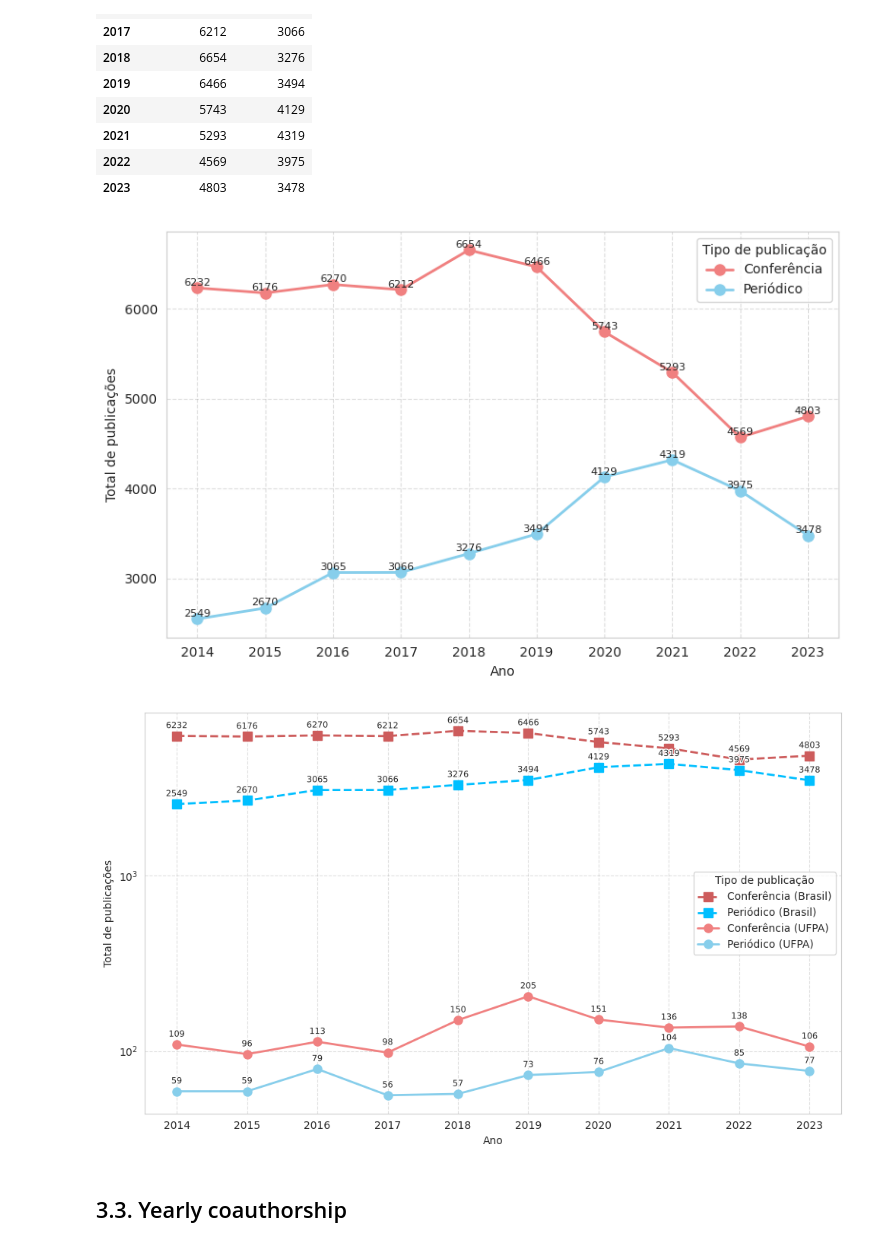
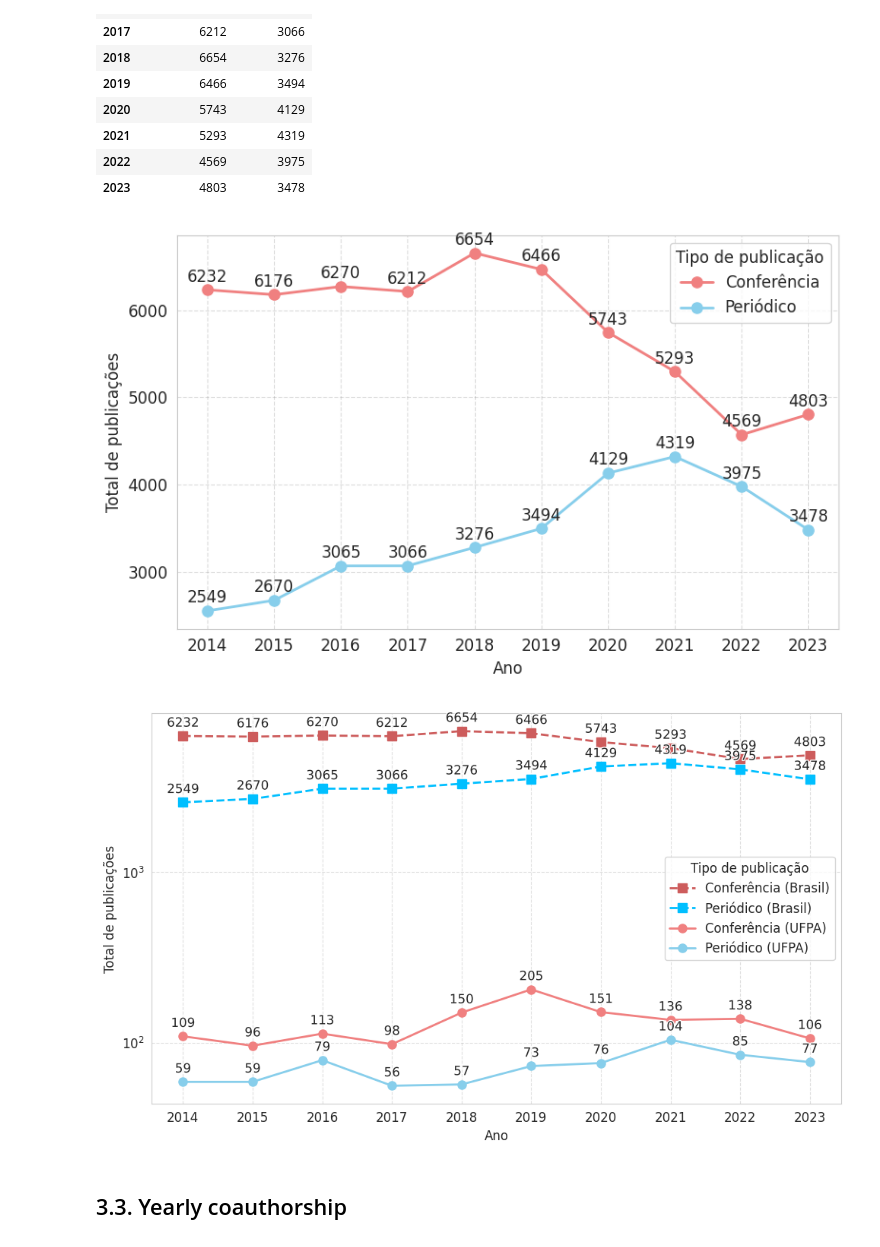
Before and after one commit to jeojildo/ppgcc-coautorias, a Jupyter notebook: notebooks/04-visualization.ipynb, the cells around one changed output. Drawn from its saved outputs; the diff is of its cells as text; code cells hidden in the pictures.

```diff
--- a/notebooks/04-visualization.ipynb
+++ b/notebooks/04-visualization.ipynb
@@ -102,19 +102,20 @@ df_yearly
 fig_yearly_pub, ax_yearly_pub = plt.subplots(figsize=(8, 5))
 df_yearly.plot(kind="line", ax=ax_yearly_pub, color=["lightcoral", "skyblue"], marker='o', linewidth=2, markersize=8)
 
-ax_yearly_pub.set_xlabel("Ano")
-ax_yearly_pub.set_ylabel("Total de publicações")
-ax_yearly_pub.legend(title="Tipo de publicação", labels=["Conferência", "Periódico"])
+ax_yearly_pub.set_xlabel("Ano", fontsize=12)
+ax_yearly_pub.set_ylabel("Total de publicações", fontsize=12)
+ax_yearly_pub.legend(title="Tipo de publicação", labels=["Conferência", "Periódico"], fontsize=12, title_fontsize=12)
 
 for line in ax_yearly_pub.get_lines():
     for x, y in zip(line.get_xdata(), line.get_ydata()):
-        ax_yearly_pub.text(x, y+5, f"{y}", fontsize=8, ha='center', va='bottom')
+        ax_yearly_pub.text(x, y+5, f"{y}", fontsize=12, ha='center', va='bottom')
 
 ax_yearly_pub.yaxis.grid(linestyle='--', which='major', color='grey', alpha=.25)
 ax_yearly_pub.xaxis.grid(linestyle='--', which='major', color='grey', alpha=.25)
 
 ax_yearly_pub.set_xticks(df_yearly.index)
-ax_yearly_pub.set_xticklabels(df_yearly.index, rotation=0)
+ax_yearly_pub.set_xticklabels(df_yearly.index, rotation=0, fontsize=12)
+ax_yearly_pub.set_yticklabels(ax_yearly_pub.get_yticks().astype(int), fontsize=12)
 
 plt.tight_layout()
 
@@ -151,39 +152,40 @@ df_yearly_all
 # %%
 fig_yearly_pub_all, ax_yearly_pub_all = plt.subplots(figsize=(8, 5))
 df_yearly_all.plot(kind="line", ax=ax_yearly_pub_all, color=["lightcoral", "skyblue"], marker='o', linewidth=2, markersize=8)
 
-ax_yearly_pub_all.set_xlabel("Ano")
-ax_yearly_pub_all.set_ylabel("Total de publicações")
-ax_yearly_pub_all.legend(title="Tipo de publicação", labels=["Conferência", "Periódico"])
+ax_yearly_pub_all.set_xlabel("Ano", fontsize=12)
+ax_yearly_pub_all.set_ylabel("Total de publicações", fontsize=12)
+ax_yearly_pub_all.legend(title="Tipo de publicação", labels=["Conferência", "Periódico"], fontsize=12, title_fontsize=12)
 
 for line in ax_yearly_pub_all.get_lines():
     for x, y in zip(line.get_xdata(), line.get_ydata()):
-        ax_yearly_pub_all.text(x, y+5, f"{y}", fontsize=8, ha='center', va='bottom')
+        ax_yearly_pub_all.text(x, y+50, f"{y}", fontsize=12, ha='center', va='bottom')
 
 ax_yearly_pub_all.yaxis.grid(linestyle='--', which='major', color='grey', alpha=.25)
 ax_yearly_pub_all.xaxis.grid(linestyle='--', which='major', color='grey', alpha=.25)
 
 ax_yearly_pub_all.set_xticks(df_yearly_all.index)
-ax_yearly_pub_all.set_xticklabels(df_yearly_all.index, rotation=0)
+ax_yearly_pub_all.set_xticklabels(df_yearly_all.index, rotation=0, fontsize=12)
+ax_yearly_pub_all.set_yticklabels(ax_yearly_pub_all.get_yticks().astype(int), fontsize=12)
 
 plt.tight_layout()
 
 plt.savefig(Path(visualization_directory, "yearly_publications_all.png"), dpi=300, bbox_inches='tight')
 plt.savefig(Path(visualization_directory, "yearly_publications_all.svg"), format='svg', bbox_inches='tight')
 plt.savefig(Path(visualization_directory, "yearly_publications_all.pdf"), format='pdf', bbox_inches='tight')
 
 plt.show()
 # %% [output]
-[figure, old version]
+[figure, new version]
 # %%
 fig_yearly_pub_combined, ax_yearly_pub_combined = plt.subplots(figsize=(10, 6))
 
 df_yearly_all.plot(kind="line", ax=ax_yearly_pub_combined, color=["indianred", "deepskyblue"], marker='s', linewidth=2, markersize=8, linestyle='--', label=['Conferência (Brasil)', 'Periódico (Brasil)'])
 df_yearly.plot(kind="line", ax=ax_yearly_pub_combined, color=["lightcoral", "skyblue"], marker='o', linewidth=2, markersize=8, linestyle='-', label=['Conferência (UFPA)', 'Periódico (UFPA)'])
 
-ax_yearly_pub_combined.set_xlabel("Ano")
-ax_yearly_pub_combined.set_ylabel("Total de publicações")
-ax_yearly_pub_combined.legend(title="Tipo de publicação", labels=["Conferência (Brasil)", "Periódico (Brasil)", "Conferência (UFPA)", "Periódico (UFPA)"])
+ax_yearly_pub_combined.set_xlabel("Ano", fontsize=12)
+ax_yearly_pub_combined.set_ylabel("Total de publicações", fontsize=12)
+ax_yearly_pub_combined.legend(title="Tipo de publicação", labels=["Conferência (Brasil)", "Periódico (Brasil)", "Conferência (UFPA)", "Periódico (UFPA)"], fontsize=12, title_fontsize=12)
 
 # for line in ax_yearly_pub_combined.get_lines():
 #     for x, y in zip(line.get_xdata(), line.get_ydata()):
@@ -193,7 +195,8 @@ ax_yearly_pub_combined.yaxis.grid(linestyle='--', which='major', color='grey', a
 ax_yearly_pub_combined.xaxis.grid(linestyle='--', which='major', color='grey', alpha=.25)
 
 ax_yearly_pub_combined.set_xticks(df_yearly.index)
-ax_yearly_pub_combined.set_xticklabels(df_yearly.index, rotation=0)
+ax_yearly_pub_combined.set_xticklabels(df_yearly.index, rotation=0, fontsize=12)
+ax_yearly_pub_combined.set_yticklabels(ax_yearly_pub_combined.get_yticks().astype(int), fontsize=12)
 
 ax_yearly_pub_combined.set_yscale('log')
 
@@ -209,7 +212,7 @@ for line in ax_yearly_pub_combined.get_lines():
             xytext=(0, 6),
             textcoords="offset points",
             ha="center", va="bottom",
-            fontsize=8,
+            fontsize=12,
             path_effects=[pe.withStroke(linewidth=2, foreground="white")]
         )
 
@@ -220,7 +223,7 @@ plt.savefig(Path(visualization_directory, "yearly_publications_combined.svg"), f
 plt.savefig(Path(visualization_directory, "yearly_publications_combined.pdf"), format='pdf', bbox_inches='tight')
 plt.show()
 # %% [output]
-[figure, old version]
+[figure, new version]
 # %% [markdown]
 ## 3.3. Yearly coauthorship
 # %%
```
Also changed, not shown: parts of 11 cells of this notebook.
